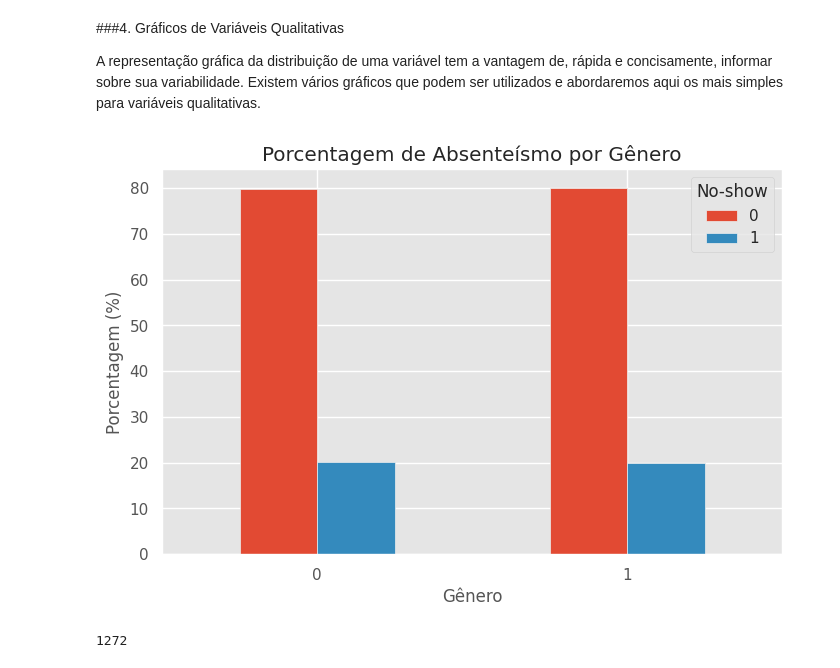
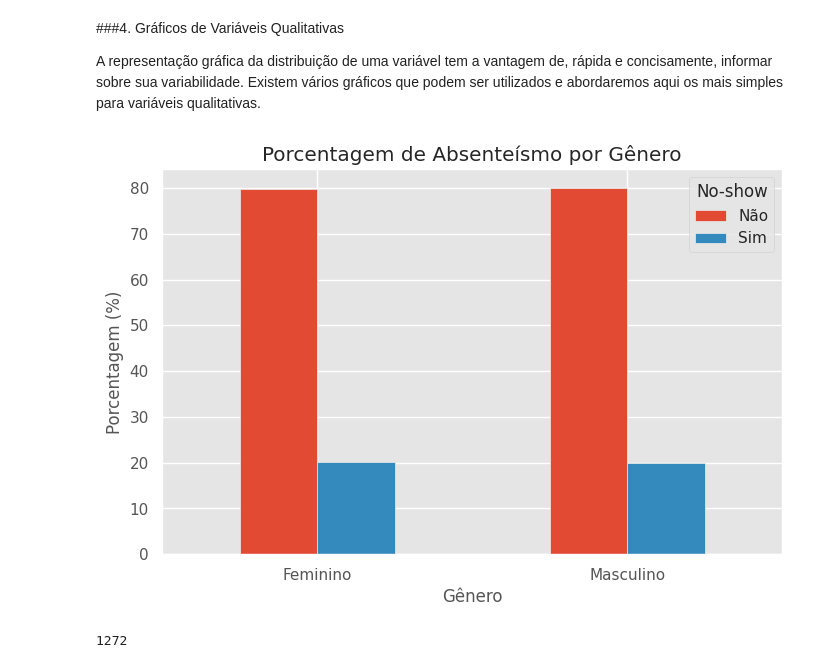
Before and after one commit to eddorileo/saudeDigital, a Jupyter notebook: src/AnaliseExploratoriaDados.ipynb, the cells around one changed output. Cells and saved outputs as stored; diff of their text form; code cells hidden in the pictures.

```diff
--- a/src/AnaliseExploratoriaDados.ipynb
+++ b/src/AnaliseExploratoriaDados.ipynb
@@ -376,19 +387,41 @@ variáveis qualitativas.
 # %%
 # Configuração global para melhorar a aparência dos gráficos
 plt.style.use('ggplot')
 
+# # Gráfico de Barras - Gênero x Absenteísmo (em porcentagem)
+# gender_no_show = data.groupby(['Gender', 'No-show']).size().unstack()
+# gender_no_show_percentage = gender_no_show.div(gender_no_show.sum(axis=1), axis=0) * 100
+# gender_no_show_percentage.plot(kind='bar', figsize=(8, 5))
+# plt.title('Porcentagem de Absenteísmo por Gênero')
+# plt.ylabel('Porcentagem (%)')
+# plt.xlabel('Gênero')
+# plt.xticks(rotation=0)
+# plt.legend(title='No-show')
+# plt.show()
+
+
+
+# ... (código anterior) ...
+
 # Gráfico de Barras - Gênero x Absenteísmo (em porcentagem)
 gender_no_show = data.groupby(['Gender', 'No-show']).size().unstack()
 gender_no_show_percentage = gender_no_show.div(gender_no_show.sum(axis=1), axis=0) * 100
+
+# Mapear os valores de gênero e No-show para os rótulos desejados
+gender_mapping = {0: 'Feminino', 1: 'Masculino'}
+no_show_mapping = {0: 'Não', 1: 'Sim'}
+
+gender_no_show_percentage = gender_no_show_percentage.rename(index=gender_mapping, columns=no_show_mapping)
+
 gender_no_show_percentage.plot(kind='bar', figsize=(8, 5))
 plt.title('Porcentagem de Absenteísmo por Gênero')
 plt.ylabel('Porcentagem (%)')
 plt.xlabel('Gênero')
 plt.xticks(rotation=0)
 plt.legend(title='No-show')
 plt.show()
 # %% [output]
-[figure, old version]
+[figure, new version]
 # %%
 len(data[data['Neighbourhood']=='SANTOS DUMONT'].value_counts())
 # %% [output]
```
Also changed, not shown: parts of 2 cells of this notebook.
